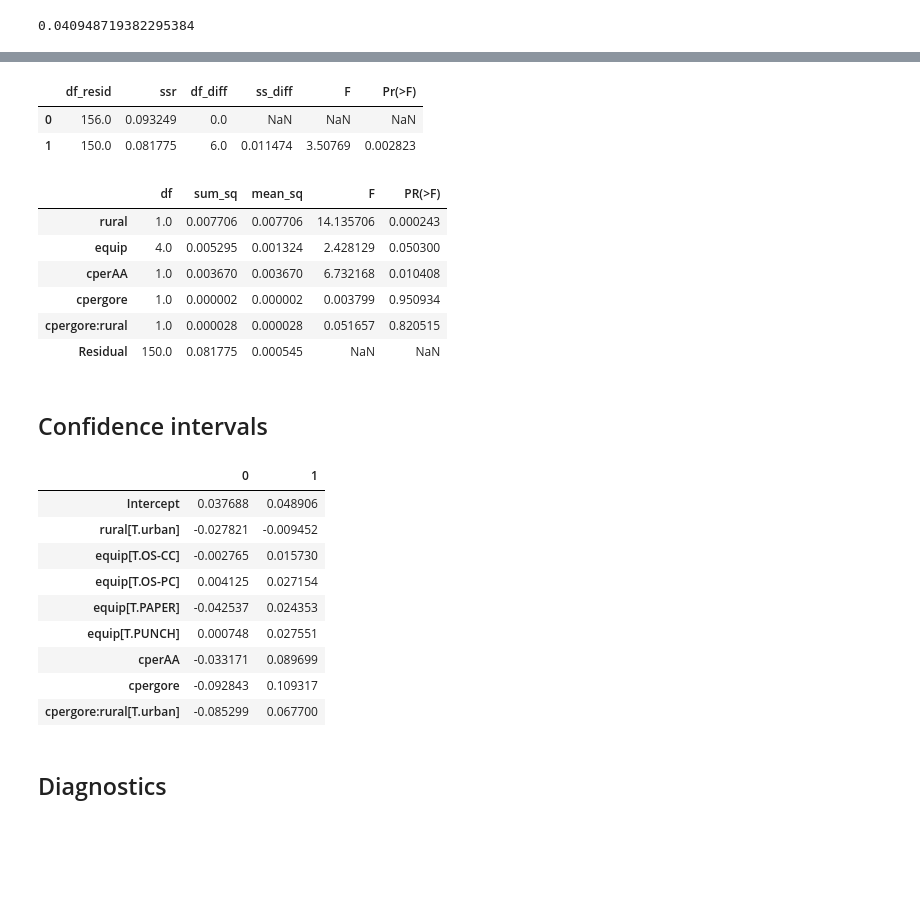
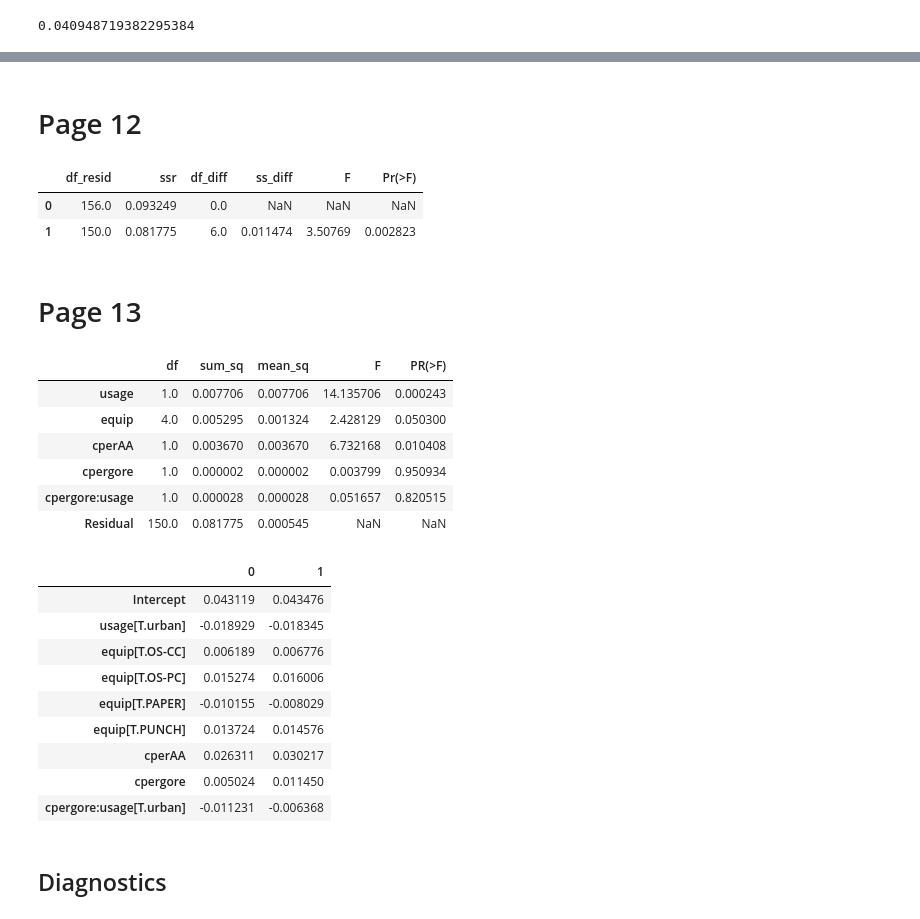
Before and after one commit to percivalphakath/Extending-the-Linear-Model-with-Python, a Jupyter notebook: Chapter1-Introduction.ipynb, the cells around one changed output, grey strips where cells are left out. Cells and saved outputs as stored; diff of their text form; code cells hidden in the pictures; blank space fills up the shorter version.

```diff
--- a/Chapter1-Introduction.ipynb
+++ b/Chapter1-Introduction.ipynb
@@ -311,0 +260,6 @@ F_onewayResult(statistic=1.563064964368947, pvalue=0.23968148785972623)
+# %%
+gavote['cpergore'] = gavote['pergore']-np.mean(gavote['pergore'])
+gavote['cperAA'] = gavote['perAA'] - np.mean(gavote['perAA'])
+lmodi = smf.ols(data = gavote,
+                formula='undercount~cperAA+cpergore*usage+equip').fit()
+lmodi.summary()
@@ -312 +293,3 @@ F_onewayResult(statistic=1.563064964368947, pvalue=0.23968148785972623)
+# %% [markdown]
+<h1>Page 12</h1>
 # %%
@@ -314,36 +297,34 @@ import statsmodels.api as sm
-# %%
-#H0 : lmod is a better model than lmodi
-#Ha : lmod is not a better model than lmodi
-sm.stats.anova_lm(lmod, lmodi)
-# %% [output]
-|  | df_resid | ssr | df_diff | ss_diff | F | Pr(>F) |
-| 0 | 156.0 | 0.093249 | 0.0 | NaN | NaN | NaN |
-| 1 | 150.0 | 0.081775 | 6.0 | 0.011474 | 3.50769 | 0.002823 |
+# %%
+sm.stats.anova_lm(lmod, lmodi)
+# %% [output]
+|  | df_resid | ssr | df_diff | ss_diff | F | Pr(>F) |
+| 0 | 156.0 | 0.093249 | 0.0 | NaN | NaN | NaN |
+| 1 | 150.0 | 0.081775 | 6.0 | 0.011474 | 3.50769 | 0.002823 |
+# %% [markdown]
+<h1>Page 13</h1>
 # %%
 sm.stats.anova_lm(lmodi)
 # %% [output]
 |  | df | sum_sq | mean_sq | F | PR(>F) |
-| rural | 1.0 | 0.007706 | 0.007706 | 14.135706 | 0.000243 |
+| usage | 1.0 | 0.007706 | 0.007706 | 14.135706 | 0.000243 |
 | equip | 4.0 | 0.005295 | 0.001324 | 2.428129 | 0.050300 |
 | cperAA | 1.0 | 0.003670 | 0.003670 | 6.732168 | 0.010408 |
 | cpergore | 1.0 | 0.000002 | 0.000002 | 0.003799 | 0.950934 |
-| cpergore:rural | 1.0 | 0.000028 | 0.000028 | 0.051657 | 0.820515 |
+| cpergore:usage | 1.0 | 0.000028 | 0.000028 | 0.051657 | 0.820515 |
 | Residual | 150.0 | 0.081775 | 0.000545 | NaN | NaN |
-# %% [markdown]
-<h2> Confidence intervals </h2>
 # %%
-lmodi.conf_int()
+lmodi.conf_int(0.95)
 # %% [output]
 |  | 0 | 1 |
-| Intercept | 0.037688 | 0.048906 |
-| rural[T.urban] | -0.027821 | -0.009452 |
-| equip[T.OS-CC] | -0.002765 | 0.015730 |
-| equip[T.OS-PC] | 0.004125 | 0.027154 |
-| equip[T.PAPER] | -0.042537 | 0.024353 |
-| equip[T.PUNCH] | 0.000748 | 0.027551 |
-| cperAA | -0.033171 | 0.089699 |
-| cpergore | -0.092843 | 0.109317 |
-| cpergore:rural[T.urban] | -0.085299 | 0.067700 |
+| Intercept | 0.043119 | 0.043476 |
+| usage[T.urban] | -0.018929 | -0.018345 |
+| equip[T.OS-CC] | 0.006189 | 0.006776 |
+| equip[T.OS-PC] | 0.015274 | 0.016006 |
+| equip[T.PAPER] | -0.010155 | -0.008029 |
+| equip[T.PUNCH] | 0.013724 | 0.014576 |
+| cperAA | 0.026311 | 0.030217 |
+| cpergore | 0.005024 | 0.011450 |
+| cpergore:usage[T.urban] | -0.011231 | -0.006368 |
 # %% [markdown]
 <h2> Diagnostics </h2>
 # %%
```
Also changed, not shown: parts of 14 cells of this notebook.
